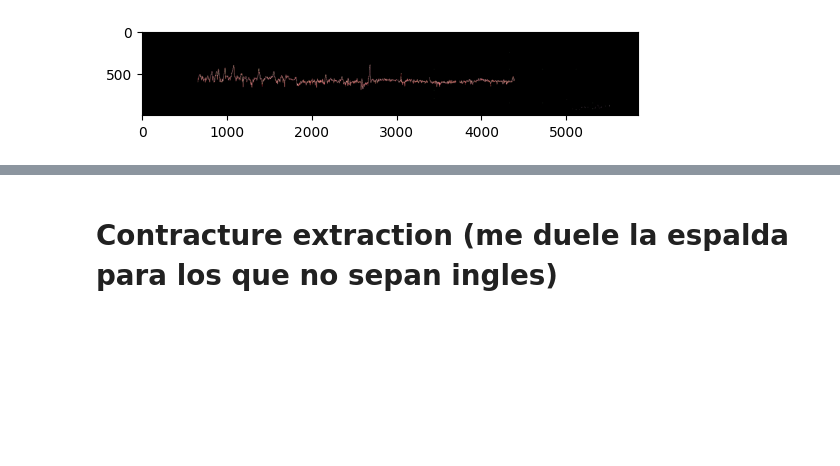
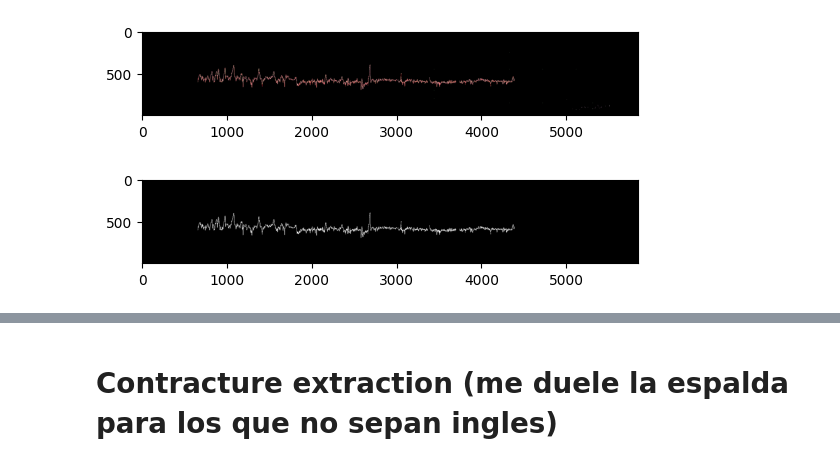
Before and after one commit to bayonapro/bitsxlamarato-2023, a Jupyter notebook: get_data.ipynb, the cells around one changed output, grey strips where cells are left out. Cells and saved outputs as stored; diff of their text form; code cells hidden in the pictures; blank space fills up the shorter version.

Commit message:
baby data points

```diff
--- a/get_data.ipynb
+++ b/get_data.ipynb
@@ -115,10 +115,12 @@ imshow(baby_graph_only)
 # %%
 contours, _ = cv.findContours(th_baby_graph, cv.RETR_EXTERNAL, cv.CHAIN_APPROX_SIMPLE)
 contours = [ c for c in contours if cv.contourArea(c) >= 100 ]
 
 baby_contour = np.uint8(np.zeros(th_baby_graph.shape))
 cv.drawContours(baby_contour, contours, -1, 255, -1)
-imshow(baby_contour, use_cv=True)
+imshow(baby_contour)
+# %% [output]
+[figure, added]
 # %%
 baby_contour_data = dict()
 white_pixels = np.argwhere(baby_contour == 255)
```
Also changed, not shown: parts of 6 cells of this notebook, 1 other file.
